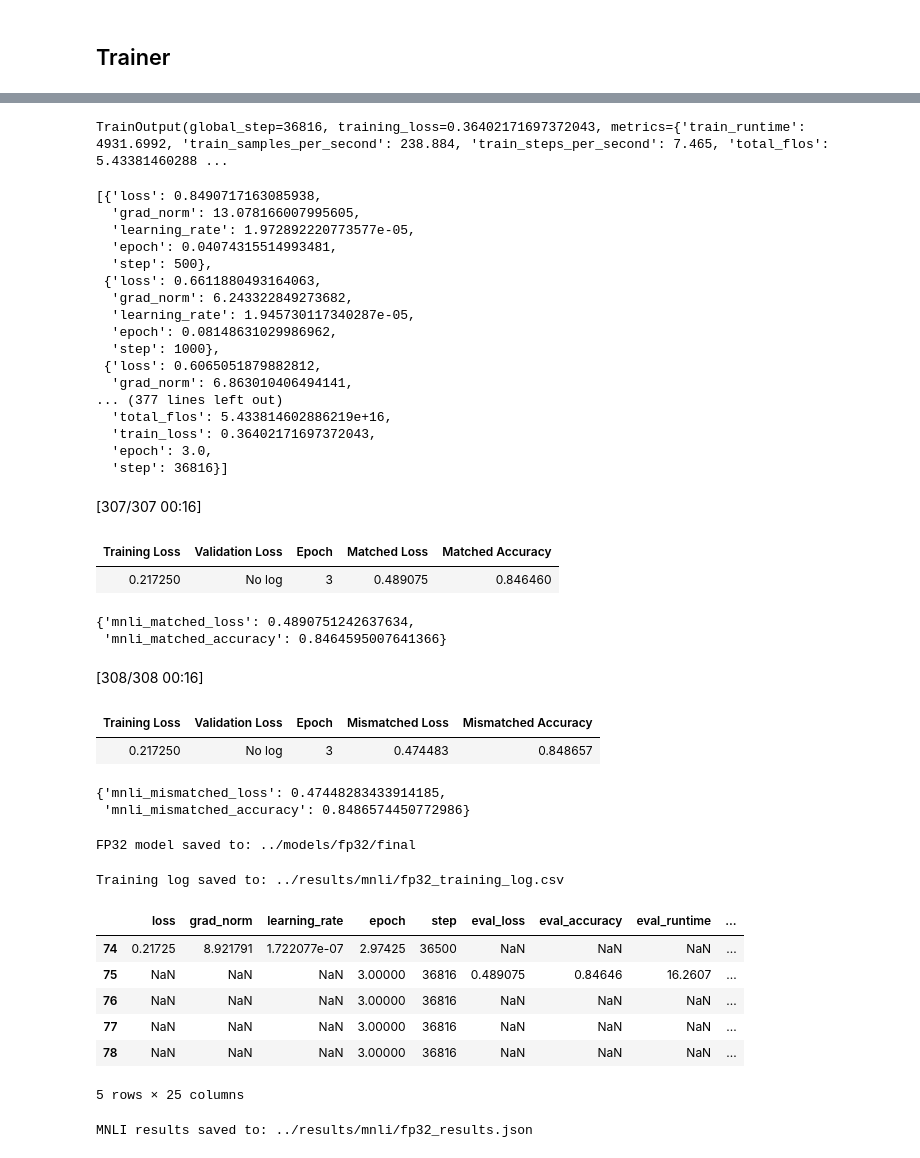
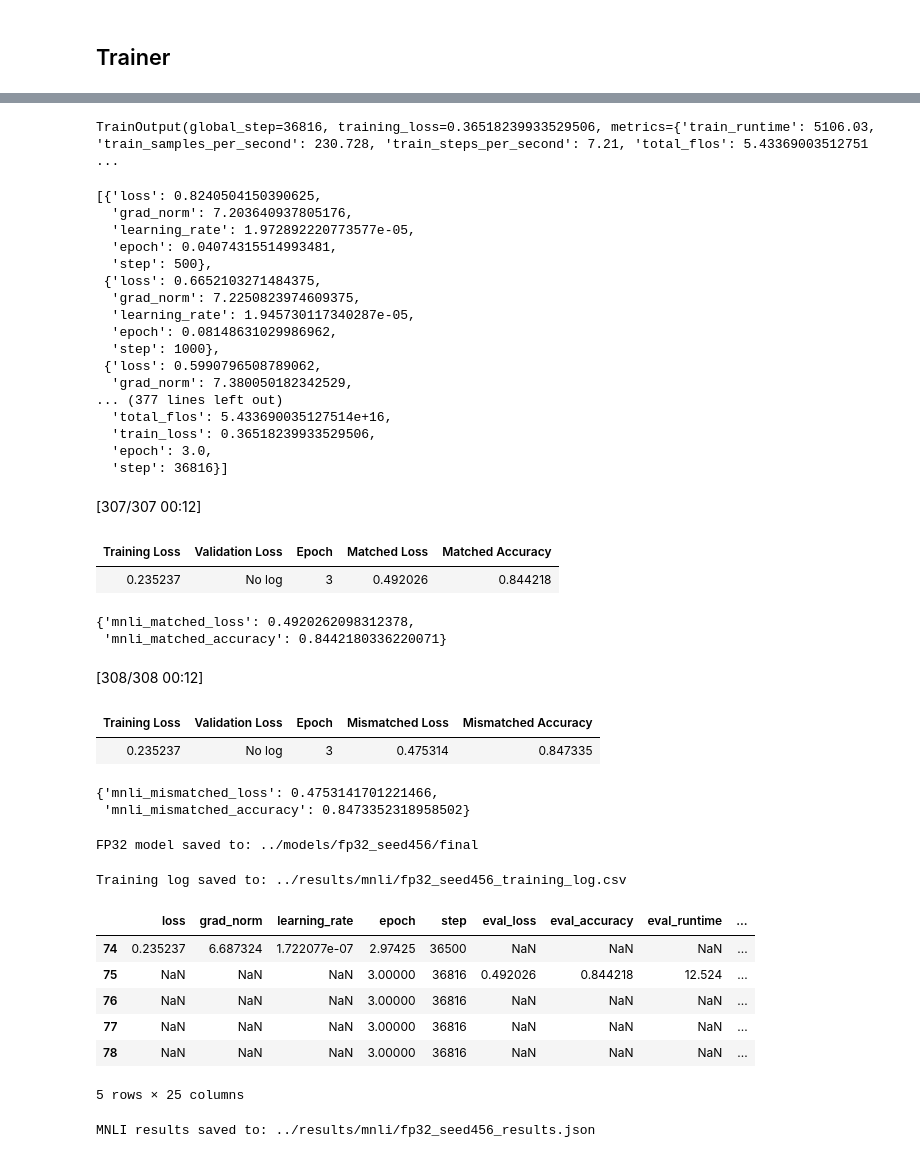
Before and after one commit to MR473/Quantization-Spurious-Heuristics-in-Transformers, a Jupyter notebook: notebooks/fp32_baseline.ipynb, the cells around one changed output, grey strips where cells are left out. Saved outputs shown, nothing was run; the diff lists cells and outputs as text; code cells hidden in the pictures.

Commit message:
Modified to run differnet seed

```diff
--- a/notebooks/fp32_baseline.ipynb
+++ b/notebooks/fp32_baseline.ipynb
@@ -329,7 +328,7 @@ NUM_EPOCHS = 3
 #WEIGHT_DECAY = 0.01
 # %%
 training_args = TrainingArguments(
-    output_dir="../models/fp32",
+    output_dir="../models/fp32_seed456",
 
     learning_rate=LEARNING_RATE,
 
@@ -379,25 +380,25 @@ Peak GPU memory: 3.74 GB
 # %%
 train_result
 # %% [output]
-TrainOutput(global_step=36816, training_loss=0.36402171697372043, metrics={'train_runtime': 4931.6992, 'train_samples_per_second': 238.884, 'train_steps_per_second': 7.465, 'total_flos': 5.43381460288 ...
+TrainOutput(global_step=36816, training_loss=0.36518239933529506, metrics={'train_runtime': 5106.03, 'train_samples_per_second': 230.728, 'train_steps_per_second': 7.21, 'total_flos': 5.43369003512751 ...
 # %%
 trainer.state.log_history
 # %% [output]
-[{'loss': 0.8490717163085938,
-  'grad_norm': 13.078166007995605,
+[{'loss': 0.8240504150390625,
+  'grad_norm': 7.203640937805176,
   'learning_rate': 1.972892220773577e-05,
   'epoch': 0.04074315514993481,
   'step': 500},
- {'loss': 0.6611880493164063,
-  'grad_norm': 6.243322849273682,
+ {'loss': 0.6652103271484375,
+  'grad_norm': 7.2250823974609375,
   'learning_rate': 1.945730117340287e-05,
   'epoch': 0.08148631029986962,
   'step': 1000},
- {'loss': 0.6065051879882812,
-  'grad_norm': 6.863010406494141,
+ {'loss': 0.5990796508789062,
+  'grad_norm': 7.380050182342529,
 ... (377 lines left out)
-  'total_flos': 5.433814602886219e+16,
-  'train_loss': 0.36402171697372043,
+  'total_flos': 5.433690035127514e+16,
+  'train_loss': 0.36518239933529506,
   'epoch': 3.0,
   'step': 36816}]
 # %%
@@ -408,11 +409,11 @@ matched_results = trainer.evaluate(
 
 matched_results
 # %% [output]
-[307/307 00:16]
+[307/307 00:12]
 | Training Loss | Validation Loss | Epoch | Matched Loss | Matched Accuracy |
-| 0.217250 | No log | 3 | 0.489075 | 0.846460 |
+| 0.235237 | No log | 3 | 0.492026 | 0.844218 |
-{'mnli_matched_loss': 0.4890751242637634,
- 'mnli_matched_accuracy': 0.8464595007641366}
+{'mnli_matched_loss': 0.4920262098312378,
+ 'mnli_matched_accuracy': 0.8442180336220071}
 # %%
 mismatched_results = trainer.evaluate(
     eval_dataset=tokenized_mnli["validation_mismatched"],
@@ -421,34 +422,34 @@ mismatched_results = trainer.evaluate(
 
 mismatched_results
 # %% [output]
-[308/308 00:16]
+[308/308 00:12]
 | Training Loss | Validation Loss | Epoch | Mismatched Loss | Mismatched Accuracy |
-| 0.217250 | No log | 3 | 0.474483 | 0.848657 |
+| 0.235237 | No log | 3 | 0.475314 | 0.847335 |
-{'mnli_mismatched_loss': 0.47448283433914185,
- 'mnli_mismatched_accuracy': 0.8486574450772986}
+{'mnli_mismatched_loss': 0.4753141701221466,
+ 'mnli_mismatched_accuracy': 0.8473352318958502}
 # %%
-FINAL_MODEL_DIR = "../models/fp32/final"
+FINAL_MODEL_DIR = "../models/fp32_seed456/final"
 
 trainer.save_model(FINAL_MODEL_DIR)
 tokenizer.save_pretrained(FINAL_MODEL_DIR)
 
 print(f"FP32 model saved to: {FINAL_MODEL_DIR}")
 # %% [output]
-FP32 model saved to: ../models/fp32/final
+FP32 model saved to: ../models/fp32_seed456/final
 # %%
 log_df = pd.DataFrame(trainer.state.log_history)
 
-TRAINING_LOG_PATH = "../results/mnli/fp32_training_log.csv"
+TRAINING_LOG_PATH = "../results/mnli/fp32_seed456_training_log.csv"
 log_df.to_csv(TRAINING_LOG_PATH, index=False)
 
 print(f"Training log saved to: {TRAINING_LOG_PATH}")
 
 log_df.tail()
 # %% [output]
-Training log saved to: ../results/mnli/fp32_training_log.csv
+Training log saved to: ../results/mnli/fp32_seed456_training_log.csv
 |  | loss | grad_norm | learning_rate | epoch | step | eval_loss | eval_accuracy | eval_runtime | ... |
-| 74 | 0.21725 | 8.921791 | 1.722077e-07 | 2.97425 | 36500 | NaN | NaN | NaN | ... |
-| 75 | NaN | NaN | NaN | 3.00000 | 36816 | 0.489075 | 0.84646 | 16.2607 | ... |
+| 74 | 0.235237 | 6.687324 | 1.722077e-07 | 2.97425 | 36500 | NaN | NaN | NaN | ... |
+| 75 | NaN | NaN | NaN | 3.00000 | 36816 | 0.492026 | 0.844218 | 12.524 | ... |
 | 76 | NaN | NaN | NaN | 3.00000 | 36816 | NaN | NaN | NaN | ... |
 | 77 | NaN | NaN | NaN | 3.00000 | 36816 | NaN | NaN | NaN | ... |
 | 78 | NaN | NaN | NaN | 3.00000 | 36816 | NaN | NaN | NaN | ... |
@@ -459,14 +460,14 @@ mnli_results = {
     "mismatched": mismatched_results,
 }
 
-RESULTS_PATH = "../results/mnli/fp32_results.json"
+RESULTS_PATH = "../results/mnli/fp32_seed456_results.json"
 
 with open(RESULTS_PATH, "w") as f:
     json.dump(mnli_results, f, indent=4)
 
 print(f"MNLI results saved to: {RESULTS_PATH}")
 # %% [output]
-MNLI results saved to: ../results/mnli/fp32_results.json
+MNLI results saved to: ../results/mnli/fp32_seed456_results.json
 # %%
 trainer.save_state()
 # %%
```
Also changed, not shown: parts of 7 cells of this notebook.
